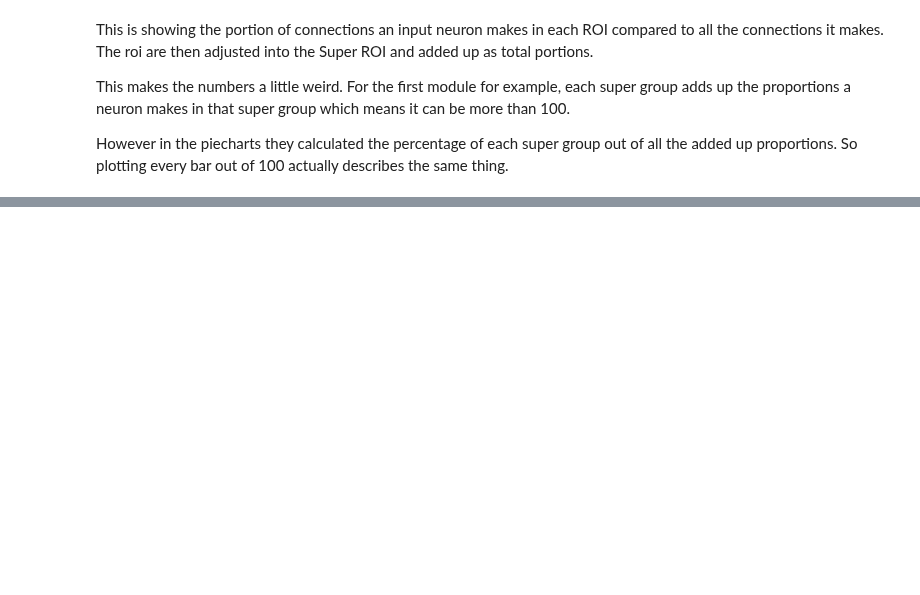
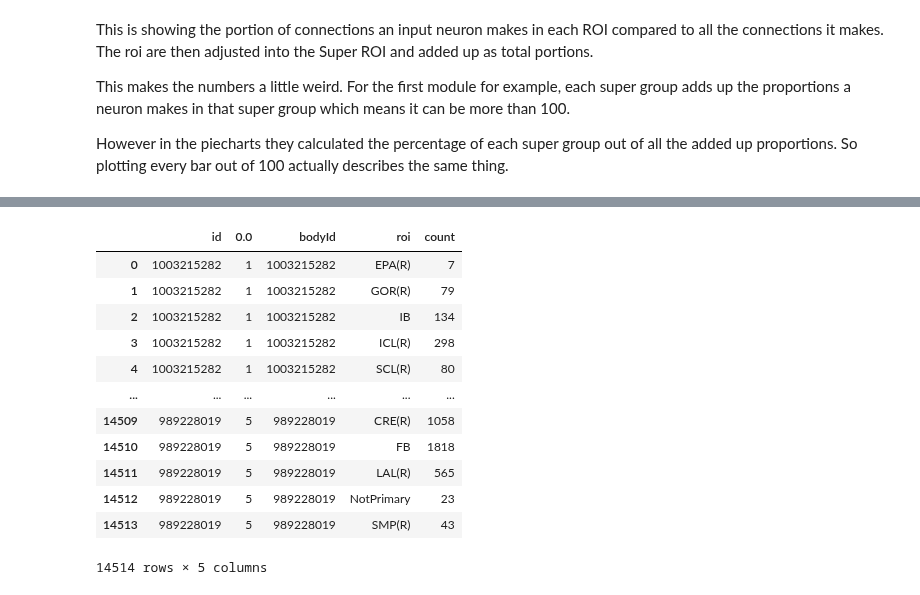
Before and after one commit to Gutierrez-lab/oviIN-inputs, a Jupyter notebook: piechart.ipynb, the cells around one changed output, grey strips where cells are left out. Drawn from its saved outputs; the diff is of its cells as text; code cells hidden in the pictures; blank space fills up the shorter version.

```diff
--- a/piechart.ipynb
+++ b/piechart.ipynb
@@ -573,0 +610,19 @@ However in the piecharts they calculated the percentage of each super group out
+# %%
+# attach the modularity information to the ins_r column to isolate total connections made by input connectome neurons
+ins_r_p_test = pd.merge(ins_r, grouped_p_test, left_on='id', right_on='bodyId', how='inner')
+ins_r_p_test = ins_r_p_test.rename(columns={'weight': 'count'})
+ins_r_p_test
+# %% [output]
+|  | id | 0.0 | bodyId | roi | count |
+| 0 | 1003215282 | 1 | 1003215282 | EPA(R) | 7 |
+| 1 | 1003215282 | 1 | 1003215282 | GOR(R) | 79 |
+| 2 | 1003215282 | 1 | 1003215282 | IB | 134 |
+| 3 | 1003215282 | 1 | 1003215282 | ICL(R) | 298 |
+| 4 | 1003215282 | 1 | 1003215282 | SCL(R) | 80 |
+| ... | ... | ... | ... | ... | ... |
+| 14509 | 989228019 | 5 | 989228019 | CRE(R) | 1058 |
+| 14510 | 989228019 | 5 | 989228019 | FB | 1818 |
+| 14511 | 989228019 | 5 | 989228019 | LAL(R) | 565 |
+| 14512 | 989228019 | 5 | 989228019 | NotPrimary | 23 |
+| 14513 | 989228019 | 5 | 989228019 | SMP(R) | 43 |
+14514 rows × 5 columns
```
Also changed, not shown: parts of 7 cells of this notebook, 2 other files.
